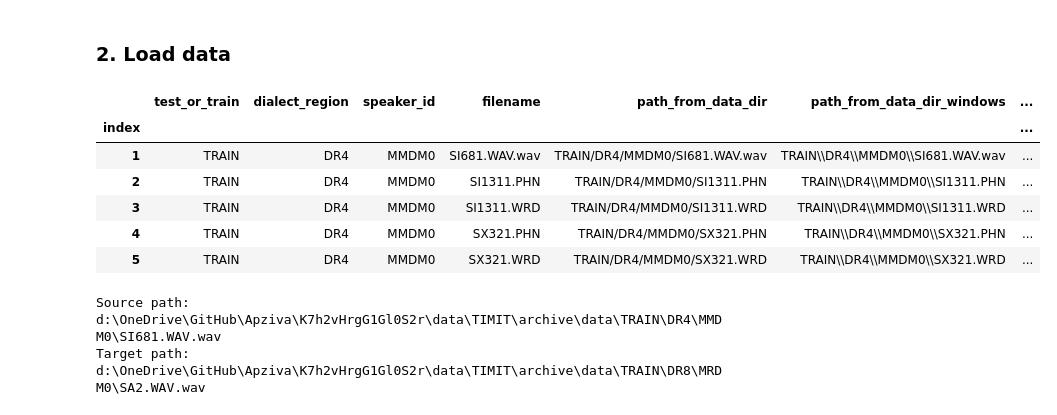
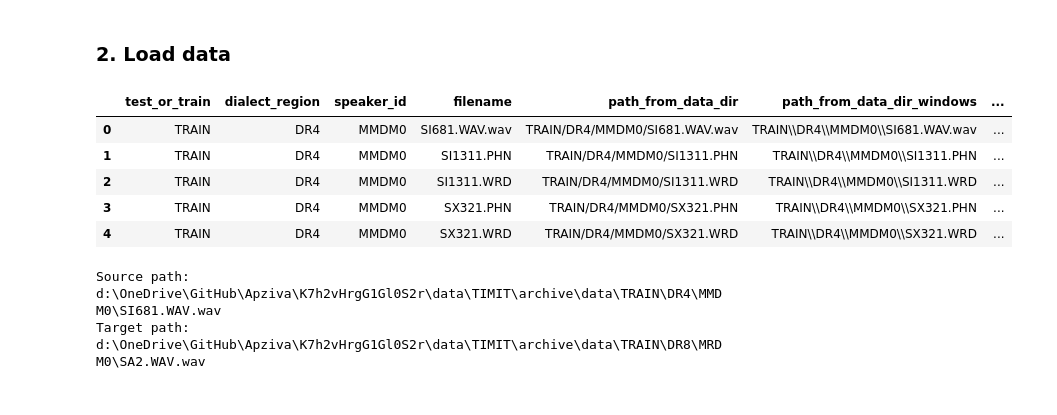
Before and after one commit to henryhyunwookim/Voice-Cloning-and-Fake-Audio-Detection, a Jupyter notebook: VoiceCloningAndFakeAudioDetection.ipynb, the cells around one changed output. Cells and saved outputs as stored; diff of their text form; code cells hidden in the pictures.

```diff
--- a/VoiceCloningAndFakeAudioDetection.ipynb
+++ b/VoiceCloningAndFakeAudioDetection.ipynb
@@ -90,20 +90,19 @@ common_voice_dir = root_dir / 'data' / 'CommonVoice' / \
     'cv-corpus-14.0-delta-2023-06-23-en' / \
     'cv-corpus-14.0-delta-2023-06-23' / 'en' / 'clips'
 # %%
-train_csv = pd.read_csv(timit_dir / 'train_data.csv', index_col='index').dropna(how='all')
+train_csv = pd.read_csv(timit_dir / 'train_data.csv', index_col='index').dropna(how='all').reset_index(drop=True)
 train_csv.index = train_csv.index.astype(int).astype(str)
 
-test_csv = pd.read_csv(timit_dir / 'test_data.csv', index_col='index').dropna(how='any')
+test_csv = pd.read_csv(timit_dir / 'test_data.csv', index_col='index').dropna(how='any').reset_index(drop=True)
 test_csv.index = test_csv.index.astype(int).astype(str)
 
 train_csv.head()
 # %% [output]
 |  | test_or_train | dialect_region | speaker_id | filename | path_from_data_dir | path_from_data_dir_windows | ... |
-| index |  |  |  |  |  |  | ... |
-| 1 | TRAIN | DR4 | MMDM0 | SI681.WAV.wav | TRAIN/DR4/MMDM0/SI681.WAV.wav | TRAIN\\DR4\\MMDM0\\SI681.WAV.wav | ... |
-| 2 | TRAIN | DR4 | MMDM0 | SI1311.PHN | TRAIN/DR4/MMDM0/SI1311.PHN | TRAIN\\DR4\\MMDM0\\SI1311.PHN | ... |
-| 3 | TRAIN | DR4 | MMDM0 | SI1311.WRD | TRAIN/DR4/MMDM0/SI1311.WRD | TRAIN\\DR4\\MMDM0\\SI1311.WRD | ... |
-| 4 | TRAIN | DR4 | MMDM0 | SX321.PHN | TRAIN/DR4/MMDM0/SX321.PHN | TRAIN\\DR4\\MMDM0\\SX321.PHN | ... |
-| 5 | TRAIN | DR4 | MMDM0 | SX321.WRD | TRAIN/DR4/MMDM0/SX321.WRD | TRAIN\\DR4\\MMDM0\\SX321.WRD | ... |
+| 0 | TRAIN | DR4 | MMDM0 | SI681.WAV.wav | TRAIN/DR4/MMDM0/SI681.WAV.wav | TRAIN\\DR4\\MMDM0\\SI681.WAV.wav | ... |
+| 1 | TRAIN | DR4 | MMDM0 | SI1311.PHN | TRAIN/DR4/MMDM0/SI1311.PHN | TRAIN\\DR4\\MMDM0\\SI1311.PHN | ... |
+| 2 | TRAIN | DR4 | MMDM0 | SI1311.WRD | TRAIN/DR4/MMDM0/SI1311.WRD | TRAIN\\DR4\\MMDM0\\SI1311.WRD | ... |
+| 3 | TRAIN | DR4 | MMDM0 | SX321.PHN | TRAIN/DR4/MMDM0/SX321.PHN | TRAIN\\DR4\\MMDM0\\SX321.PHN | ... |
+| 4 | TRAIN | DR4 | MMDM0 | SX321.WRD | TRAIN/DR4/MMDM0/SX321.WRD | TRAIN\\DR4\\MMDM0\\SX321.WRD | ... |
 # %%
 train_audio_path = train_csv[train_csv['is_converted_audio']==True]['path_from_data_dir']
```
Also changed, not shown: parts of 16 cells of this notebook.
